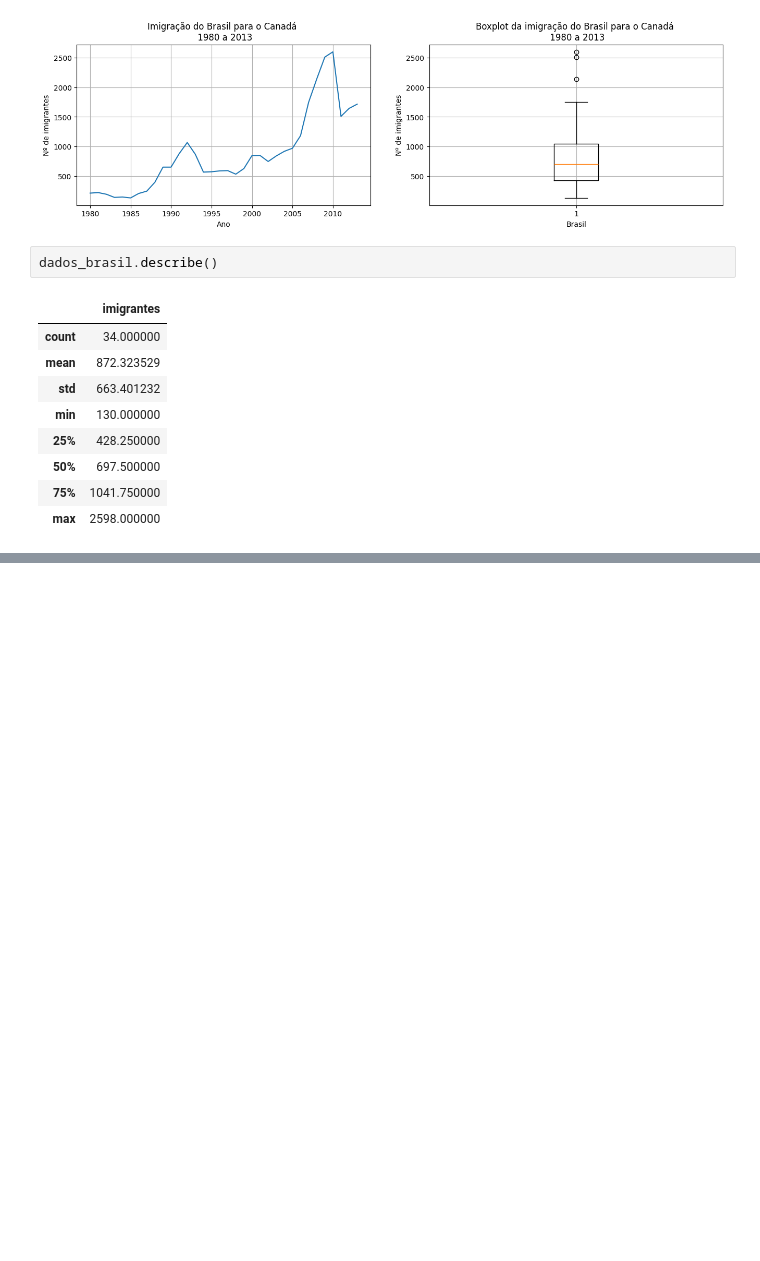
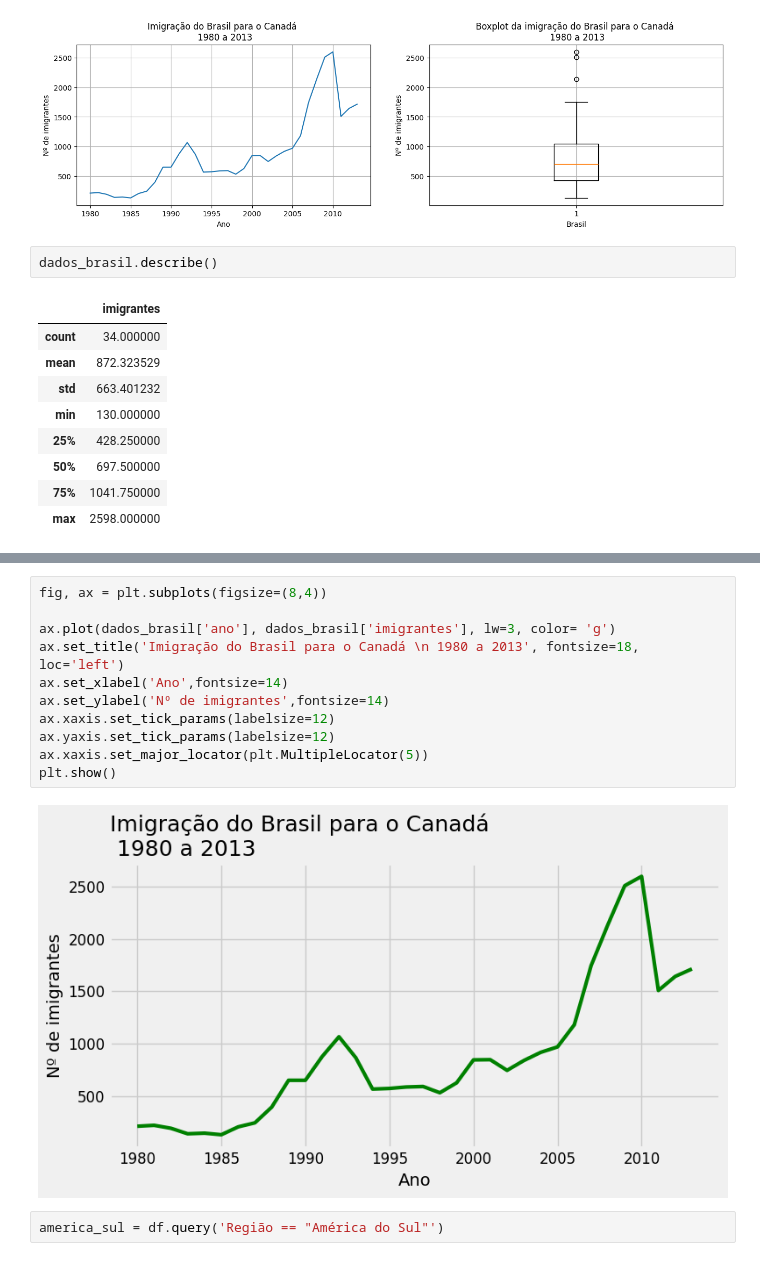
Before and after one commit to naimeaiub/-Data-Visualization---Python, a Jupyter notebook: Aula_1.ipynb, the cells around one changed output, grey strips where cells are left out. Drawn from its saved outputs; the diff is of its cells as text; blank space fills up the shorter version.

```diff
--- a/Aula_1.ipynb
+++ b/Aula_1.ipynb
@@ -150,0 +162,15 @@ plt.show()
+# %%
+fig, ax = plt.subplots(figsize=(8,4))
+
+ax.plot(dados_brasil['ano'], dados_brasil['imigrantes'], lw=3, color= 'g')
+ax.set_title('Imigração do Brasil para o Canadá \n 1980 a 2013', fontsize=18, loc='left')
+ax.set_xlabel('Ano',fontsize=14)
+ax.set_ylabel('Nº de imigrantes',fontsize=14)
+ax.xaxis.set_tick_params(labelsize=12)
+ax.yaxis.set_tick_params(labelsize=12)
+ax.xaxis.set_major_locator(plt.MultipleLocator(5))
+plt.show()
+# %% [output]
+[figure, added]
+# %%
+america_sul = df.query('Região == "América do Sul"')
```
Also changed, not shown: parts of 9 cells of this notebook.
